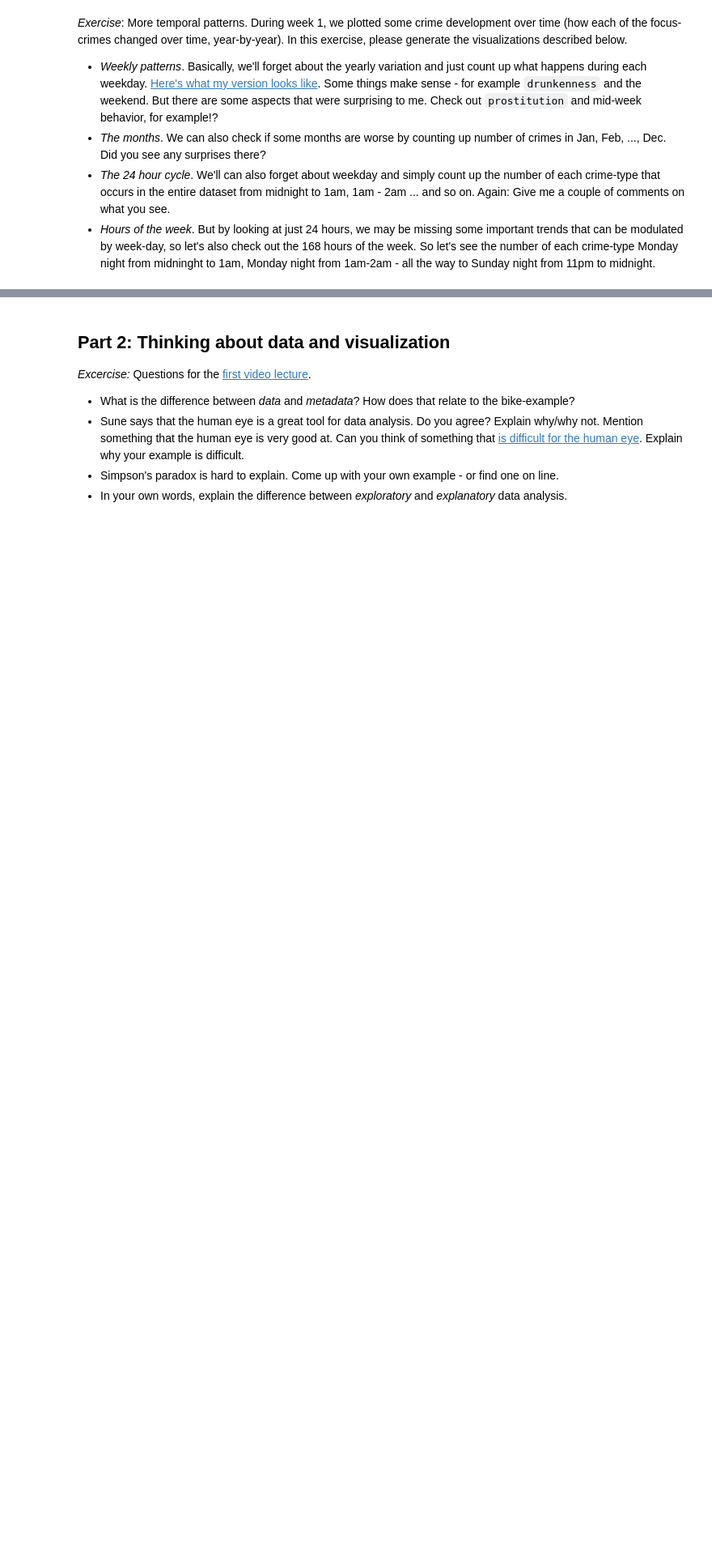
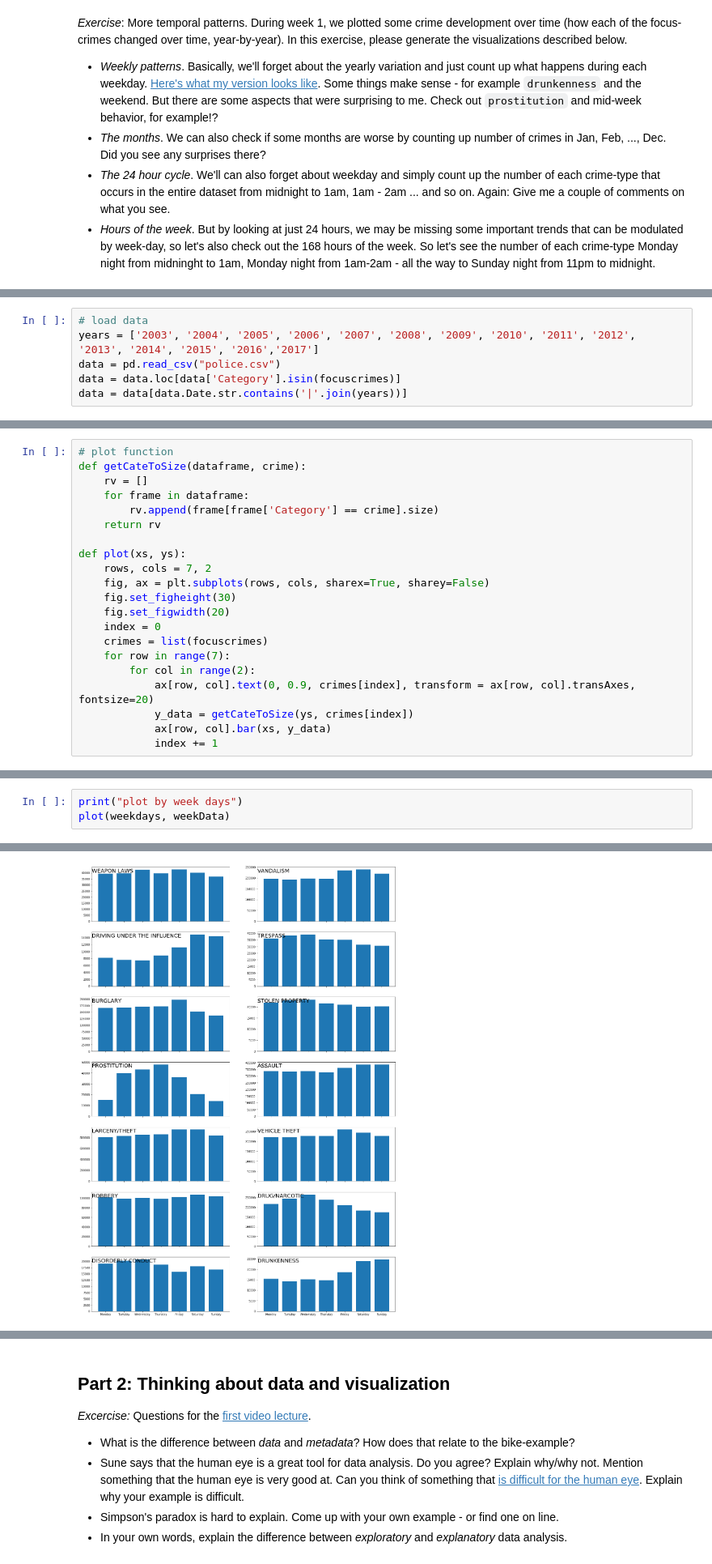
Before and after one commit to Yucheng-Ren/SocialDataAnalysis-Assignments, a Jupyter notebook: Assignment1.ipynb, the cells around one changed output, grey strips where cells are left out. Shown at 81% size. Drawn from its saved outputs; the diff is of its cells as text; blank space fills up the shorter version.

```diff
--- a/Assignment1.ipynb
+++ b/Assignment1.ipynb
@@ -25,0 +33,6 @@ focuscrimes = set(['WEAPON LAWS', 'PROSTITUTION', 'DRIVING UNDER THE INFLUENCE',
+# %%
+# load data
+years = ['2003', '2004', '2005', '2006', '2007', '2008', '2009', '2010', '2011', '2012', '2013', '2014', '2015', '2016','2017']
+data = pd.read_csv("police.csv")
+data = data.loc[data['Category'].isin(focuscrimes)]
+data = data[data.Date.str.contains('|'.join(years))]
@@ -25,0 +70,21 @@ focuscrimes = set(['WEAPON LAWS', 'PROSTITUTION', 'DRIVING UNDER THE INFLUENCE',
+# %%
+# plot function
+def getCateToSize(dataframe, crime):
+    rv = []
+    for frame in dataframe:
+        rv.append(frame[frame['Category'] == crime].size)
+    return rv
+
+def plot(xs, ys):
+    rows, cols = 7, 2
+    fig, ax = plt.subplots(rows, cols, sharex=True, sharey=False)
+    fig.set_figheight(30)
+    fig.set_figwidth(20)
+    index = 0
+    crimes = list(focuscrimes)
+    for row in range(7):
+        for col in range(2):
+            ax[row, col].text(0, 0.9, crimes[index], transform = ax[row, col].transAxes, fontsize=20)
+            y_data = getCateToSize(ys, crimes[index])
+            ax[row, col].bar(xs, y_data)
+            index += 1
@@ -25,0 +95,4 @@ focuscrimes = set(['WEAPON LAWS', 'PROSTITUTION', 'DRIVING UNDER THE INFLUENCE',
+# %%
+print("plot by week days")
+plot(weekdays, weekData)
+# %% [output]
@@ -25,0 +100 @@ focuscrimes = set(['WEAPON LAWS', 'PROSTITUTION', 'DRIVING UNDER THE INFLUENCE',
+[figure, added]
```
Also changed, not shown: parts of 27 cells of this notebook, 1 other file.
